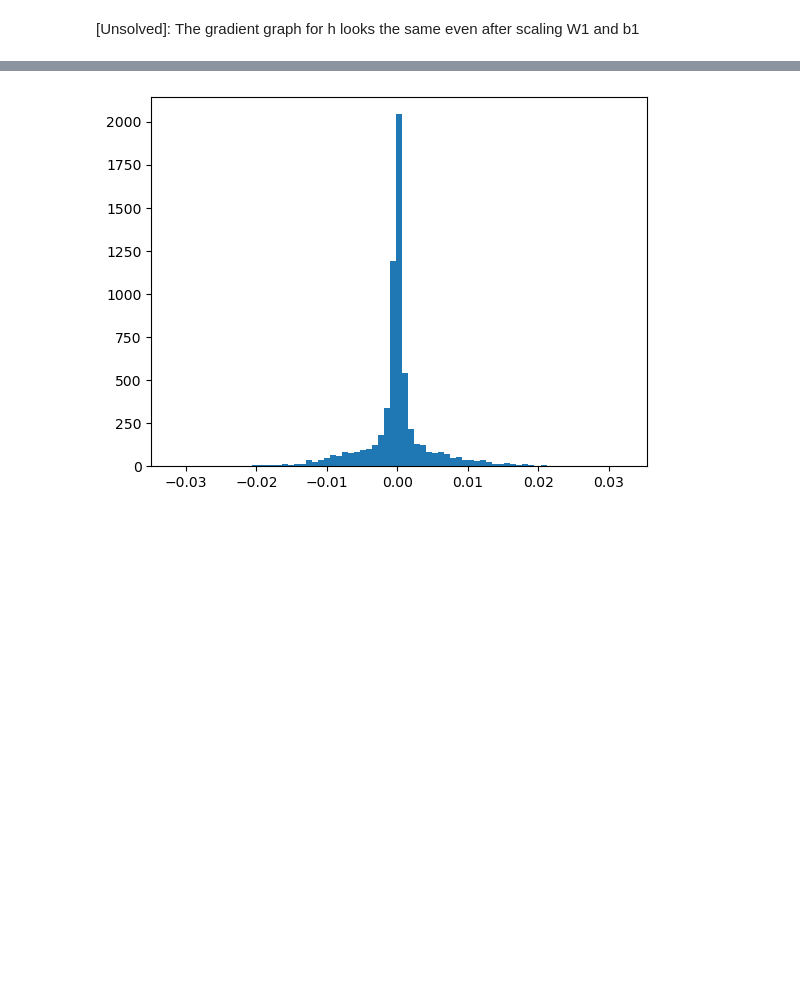
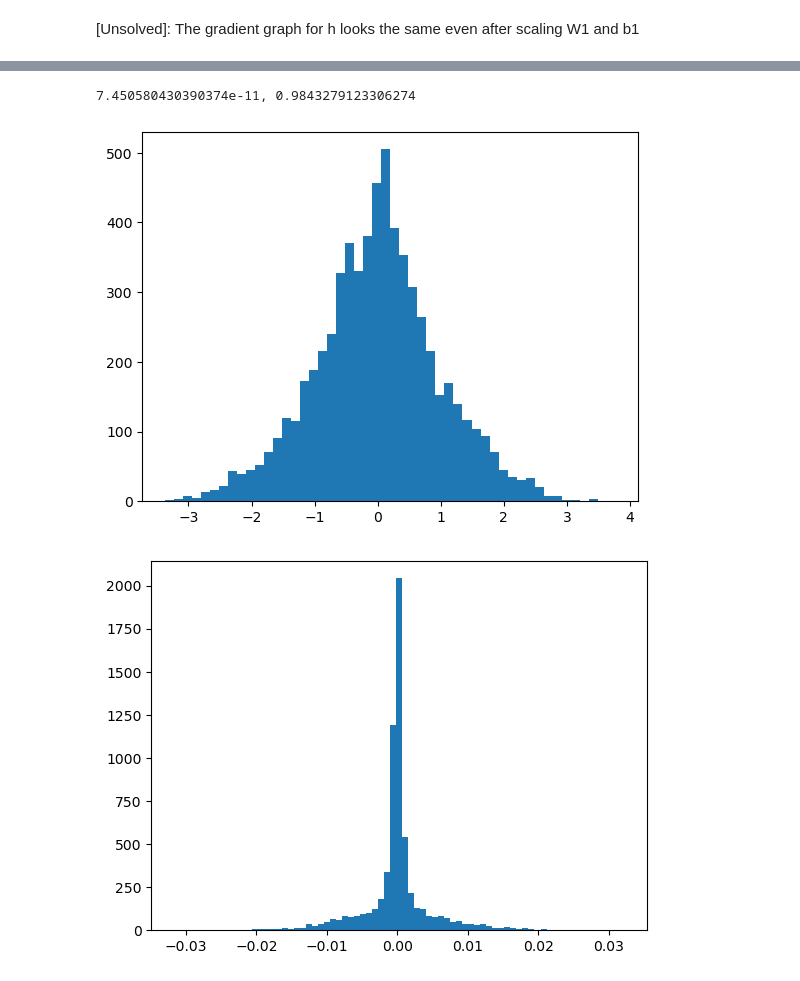
Before and after one commit to kamal-tanwar/makemore, a Jupyter notebook: makemore_part3_practice.ipynb, the cells around one changed output, grey strips where cells are left out. Saved outputs shown, nothing was run; the diff lists cells and outputs as text; code cells hidden in the pictures; blank space fills up the shorter version.

```diff
--- a/makemore_part3_practice.ipynb
+++ b/makemore_part3_practice.ipynb
@@ -168,3 +176,10 @@ for i in range(max_steps):
+# %%
+# hpreact without bngain and bnbias
+plt.hist(hpreact.view(-1).tolist(), bins=50);
+print(f'{hpreact.mean().item()}, {hpreact.std().item()}')
+# %% [output]
+7.450580430390374e-11, 0.9843279123306274
+[figure, added]
 # %%
 plt.hist(h.grad.view(-1).tolist(), bins=75);
 # %% [output]
```
Also changed, not shown: parts of 11 cells of this notebook.
